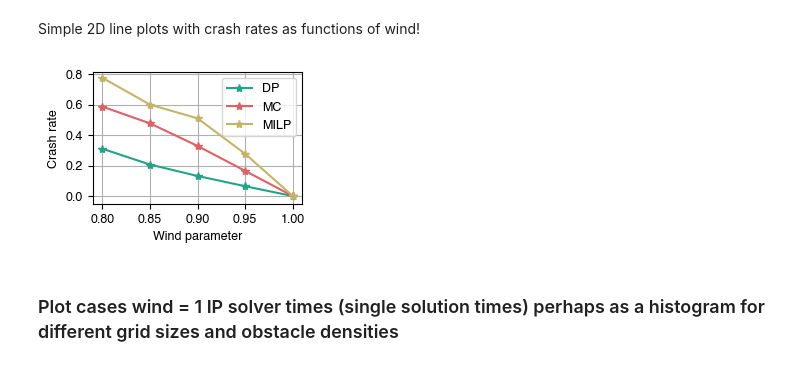
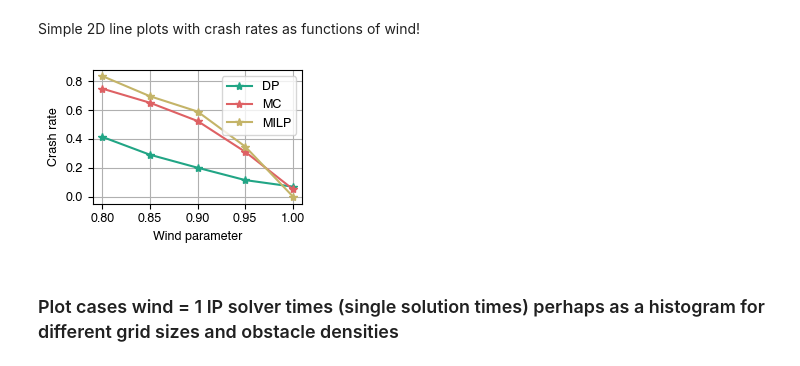
Before and after one commit to berkpereira/gridworld-numpy, a Jupyter notebook: eda_4d.ipynb, the cells around one changed output. Saved outputs shown, nothing was run; the diff lists cells and outputs as text; code cells hidden in the pictures.

Commit message:
added plots

```diff
--- a/eda_4d.ipynb
+++ b/eda_4d.ipynb
@@ -357,7 +461,7 @@ import matplotlib.tri as tri
 fig = plt.figure(figsize=(fsp.text_width * fsp.text_width_factor, 2))
 
 fixed_size = 13
-fixed_density = 0.1
+fixed_density = 0.15
 
 ax = fig.add_subplot()
 # Get the x, y, z values
@@ -368,34 +472,34 @@ y_ip = crash_rates_ip.loc[fixed_size, fixed_density, :]
 x = y_mc.index.get_level_values('wind_param')
 
 # Create the plot
 cmap = plt.get_cmap('viridis')
 ax.plot(x, y_dp, '-*', color=cmap.colors[150], label='DP')
 
 cmap = plt.get_cmap('plasma')
 ax.plot(x, y_mc, '-*', color=cmap.colors[150], label='MC')
 
 cmap = plt.get_cmap('cividis')
 ax.plot(x, y_ip, '-*', color=cmap.colors[200], label='MILP')
 
 # Set labels for the axes
 ax.set_xlabel('Wind parameter')
 ax.set_ylabel('Crash rate')
 ax.set_ylim(bottom=-0.05)
 
 ax.set_xticks(np.arange(0.8, 1.01, 0.05))
 
 plt.grid(True)
 plt.legend()
 plt.tight_layout()
 
 save = False
 if save:
     plt.savefig(f'{fsp.fig_path}/4d-line-crash-rates-gridsize-{fixed_size}-density-{fixed_density}.pdf')
 
 
 plt.show()
 # %% [output]
-[figure, old version]
+[figure, new version]
 # %% [markdown]
 ### Plot cases wind = 1 IP solver times (single solution times) perhaps as a histogram for different grid sizes and obstacle densities
 # %%
```
Also changed, not shown: parts of 2 cells of this notebook.
